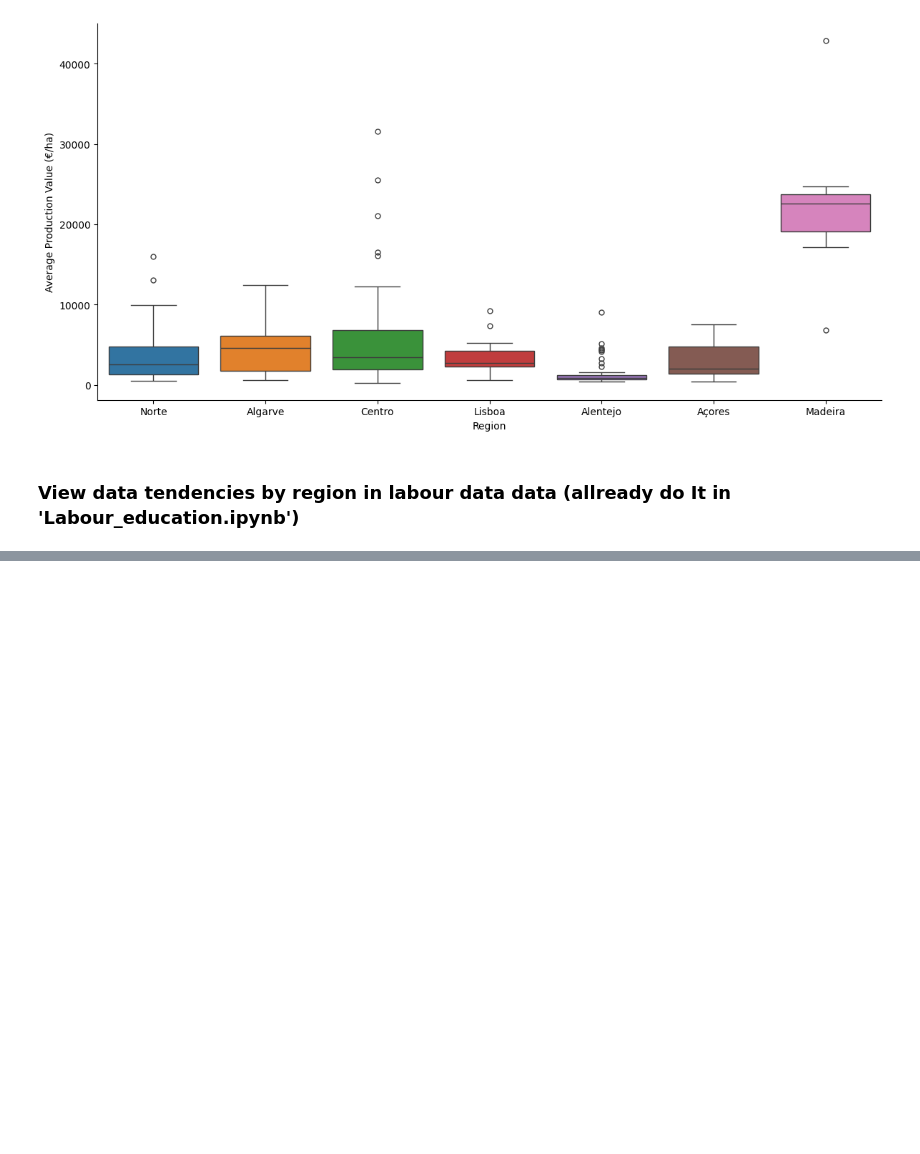
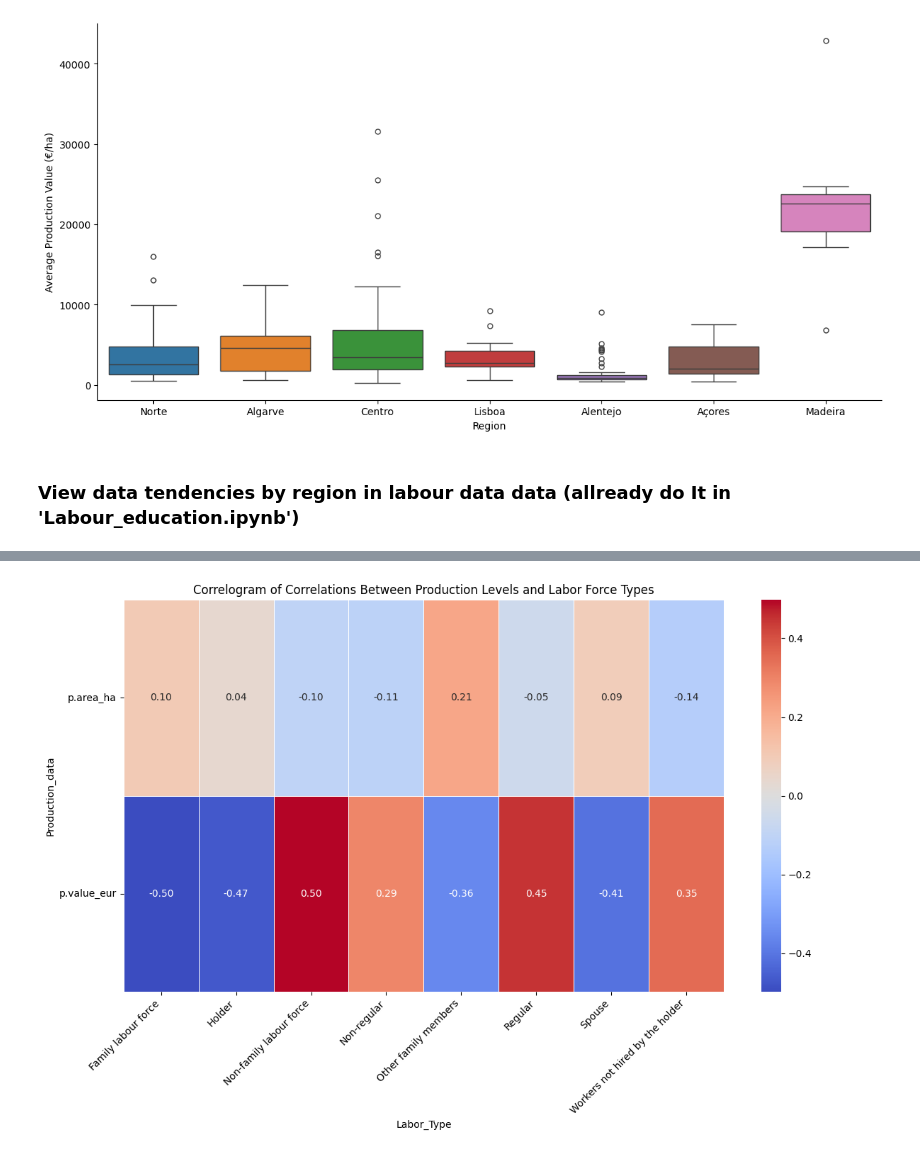
Before and after one commit to domwelsh/avcad_final, a Jupyter notebook: Codes/Labour_production.ipynb, the cells around one changed output, grey strips where cells are left out. Cells and saved outputs as stored; diff of their text form; code cells hidden in the pictures; blank space fills up the shorter version.

```diff
--- a/Codes/Labour_production.ipynb
+++ b/Codes/Labour_production.ipynb
@@ -248,3 +297,5 @@ plt.show()
 [figure]
 # %% [markdown]
 ### View data tendencies by region in labour data data (allready do It in 'Labour_education.ipynb')
+# %%
+labour_NUTS4_df = pd.read_csv('../CSVs/Labour_NUTS4_2019.csv', sep=",")
@@ -250,0 +323,10 @@ plt.show()
+# %%
+lab_no_totals = labour_NUTS4_df[labour_NUTS4_df['ltn.type_labour'] != 'Total labour force in agriculture'].copy()
+lab_totals =labour_NUTS4_df[(labour_NUTS4_df['ltn.type_labour'] == 'Family labour force') |
+                        (labour_NUTS4_df['ltn.type_labour'] == 'Non-family labour force')].copy()
+lab_split_totals = labour_NUTS4_df[(labour_NUTS4_df['ltn.type_labour'] != 'Total labour force in agriculture') &
+                              (labour_NUTS4_df['ltn.type_labour'] != 'Family labour force') &
+                              (labour_NUTS4_df['ltn.type_labour'] != 'Non-family labour force')].copy()
+# %%
+lab_totals = lab_totals.groupby(['NutsID', 'region_name', 'region_name_nuts2'])['l.value'].sum().reset_index()
+lab_split_totals = lab_split_totals.groupby(['NutsID', 'region_name', 'region_name_nuts2'])['l.value'].sum().reset_index()
@@ -250,0 +351,5 @@ plt.show()
+# %%
+# Calculate the percentage of each labor type within each region
+labour_NUTS4_df['percentage'] = lab_no_totals.apply(lab_percentage, axis=1)
+labour_NUTS4_df = labour_NUTS4_df[labour_NUTS4_df['ltn.type_labour'] != 'Total labour force in agriculture'].copy()
+labour_NUTS4_df.head()
@@ -252,0 +405,50 @@ plt.show()
+# %%
+import pandas as pd
+import matplotlib.pyplot as plt
+import seaborn as sns
+
+# Definir los datos de producción y tipos de fuerza laboral de interés
+prod_data = ['p.area_ha', 'p.value_eur']
+tipos_labor = ['Family labour force', 'Holder', 'Spouse',
+               'Other family members', 'Non-family labour force', 'Regular', 'Non-regular',
+               'Workers not hired by the holder']
+
+# Lista para almacenar los resultados de correlación
+correlation_results = []
+
+# Iterar sobre cada dato de producción y tipo de fuerza laboral
+for datos_prod in prod_data:
+    for tipo_labor in tipos_labor:
+        # Filtrar los dataframes por dato de producción y tipo de fuerza laboral
+        df_prod_filtrado = prod4_df[['region_name', datos_prod]]
+        df_labor_filtrado = labour_NUTS4_df[labour_NUTS4_df['ltn.type_labour'] == tipo_labor]
+
+        # Combinar los dataframes filtrados usando merge
+        df_combinado = pd.merge(df_prod_filtrado, df_labor_filtrado, on='region_name', how='inner')
+
+        # Calcular la correlación entre las columnas relevantes
+        correlacion = df_combinado[datos_prod].corr(df_combinado['percentage'])
+
+        # Almacenar los resultados de correlación junto con los nombres de dato de producción y tipo de labor
+        correlation_results.append({
+            'Production_data': datos_prod,
+            'Labor_Type': tipo_labor,
+            'Correlation': correlacion
+        })
+
+# Crear un dataframe a partir de la lista de resultados de correlación
+df_correlation = pd.DataFrame(correlation_results)
+
+# Mostrar los resultados de correlación
+print(df_correlation)
+
+# Generar un correlograma
+plt.figure(figsize=(12, 8))
+correlation_matrix = df_correlation.pivot(index="Production_data", columns="Labor_Type", values="Correlation")
+sns.heatmap(correlation_matrix, annot=True, cmap='coolwarm', center=0, linewidths=.5, fmt=".2f")
+plt.title('Correlogram of Correlations Between Production Levels and Labor Force Types')
+plt.xticks(rotation=45, ha='right')
+plt.yticks(rotation=0)
+plt.tight_layout()
+plt.show()
+# %% [output]
@@ -252,0 +472 @@ plt.show()
+[figure, added]
```
Also changed, not shown: parts of 10 cells of this notebook, 1 other file.
